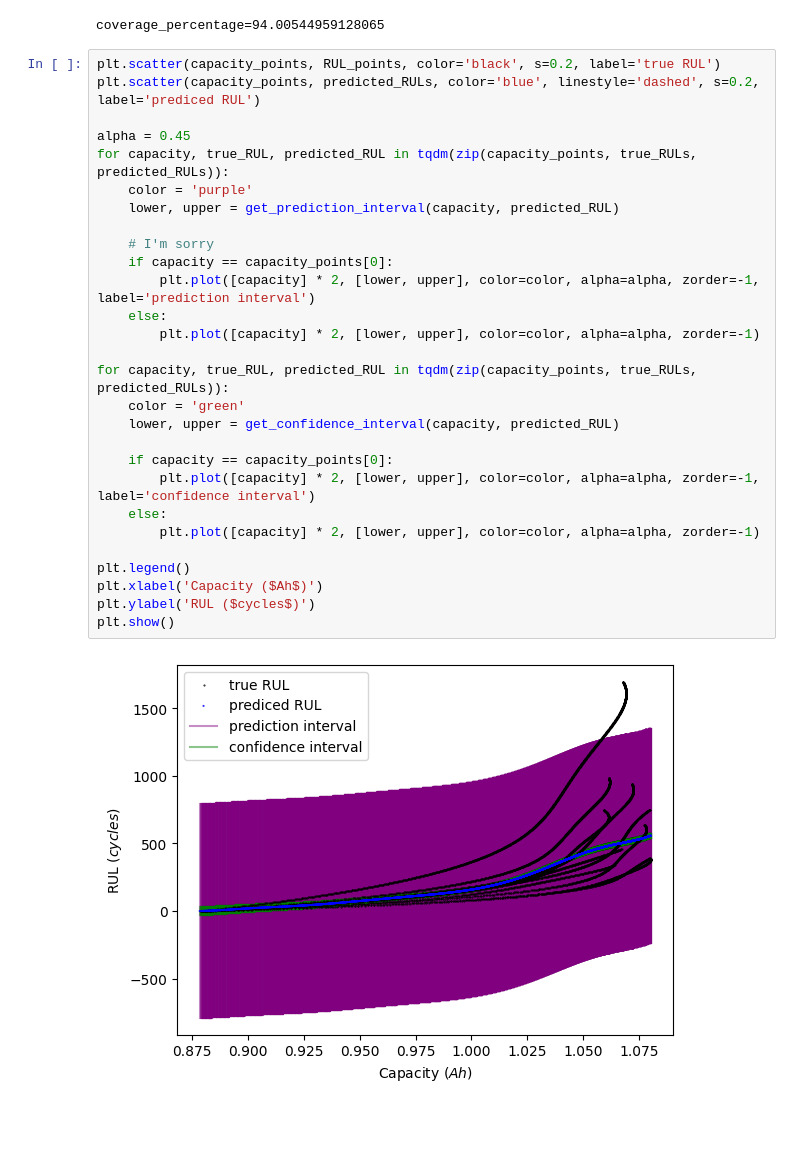
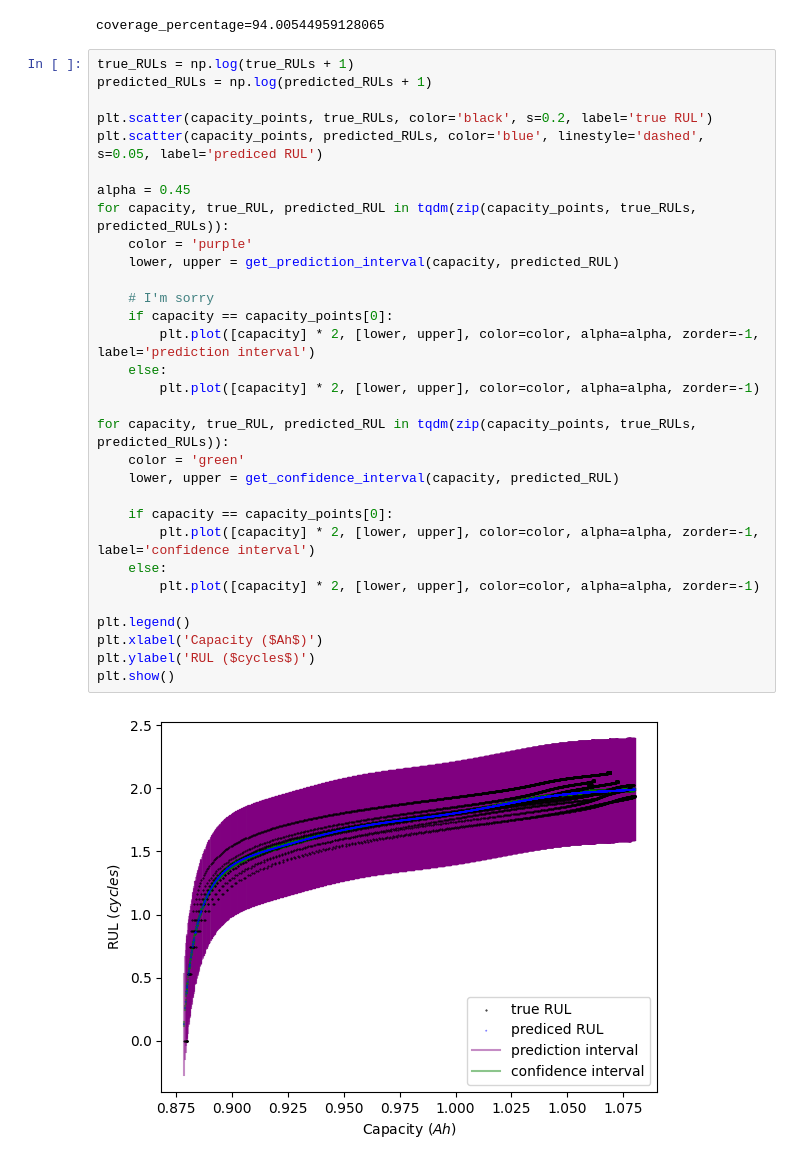
Before and after one commit to oThommy/modelleren-2a-14, a Jupyter notebook: src/forecast_test_ruls.ipynb, the cells around one changed output. Cells and saved outputs as stored; diff of their text form; blank space fills up the shorter version.

Commit message:
Change prediction interal plot back to transformed data

```diff
--- a/src/forecast_test_ruls.ipynb
+++ b/src/forecast_test_ruls.ipynb
@@ -127,32 +127,35 @@ print(f'{coverage_percentage=}')
 # %% [output]
 coverage_percentage=94.00544959128065
 # %%
-plt.scatter(capacity_points, RUL_points, color='black', s=0.2, label='true RUL')
-plt.scatter(capacity_points, predicted_RULs, color='blue', linestyle='dashed', s=0.2, label='prediced RUL')
+true_RULs = np.log(true_RULs + 1)
+predicted_RULs = np.log(predicted_RULs + 1)
+
+plt.scatter(capacity_points, true_RULs, color='black', s=0.2, label='true RUL')
+plt.scatter(capacity_points, predicted_RULs, color='blue', linestyle='dashed', s=0.05, label='prediced RUL')
 
 alpha = 0.45
 for capacity, true_RUL, predicted_RUL in tqdm(zip(capacity_points, true_RULs, predicted_RULs)):
     color = 'purple'
     lower, upper = get_prediction_interval(capacity, predicted_RUL)
 
     # I'm sorry
     if capacity == capacity_points[0]:
         plt.plot([capacity] * 2, [lower, upper], color=color, alpha=alpha, zorder=-1, label='prediction interval')
     else:
         plt.plot([capacity] * 2, [lower, upper], color=color, alpha=alpha, zorder=-1)
 
 for capacity, true_RUL, predicted_RUL in tqdm(zip(capacity_points, true_RULs, predicted_RULs)):
     color = 'green'
     lower, upper = get_confidence_interval(capacity, predicted_RUL)
 
     if capacity == capacity_points[0]:
         plt.plot([capacity] * 2, [lower, upper], color=color, alpha=alpha, zorder=-1, label='confidence interval')
     else:
         plt.plot([capacity] * 2, [lower, upper], color=color, alpha=alpha, zorder=-1)
 
 plt.legend()
 plt.xlabel('Capacity ($Ah$)')
 plt.ylabel('RUL ($cycles$)')
 plt.show()
 # %% [output]
-[figure, old version]
+[figure, new version]
```
Also changed, not shown: parts of 1 cell of this notebook.
